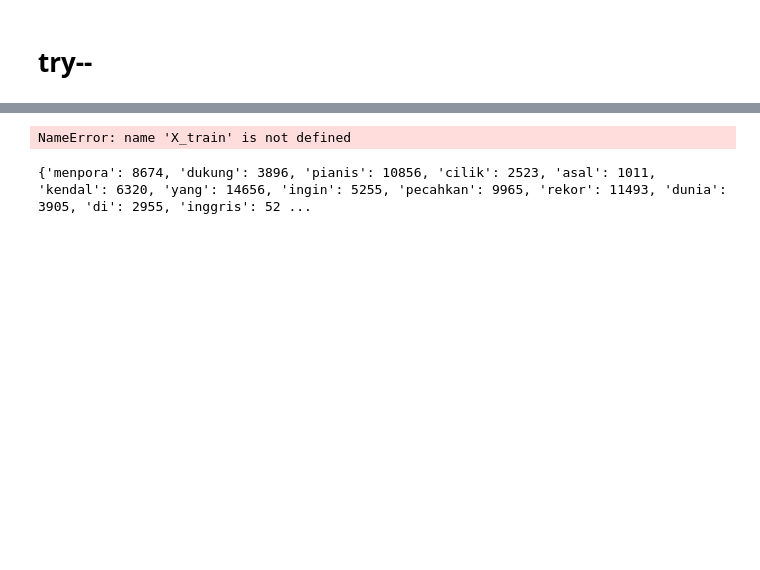
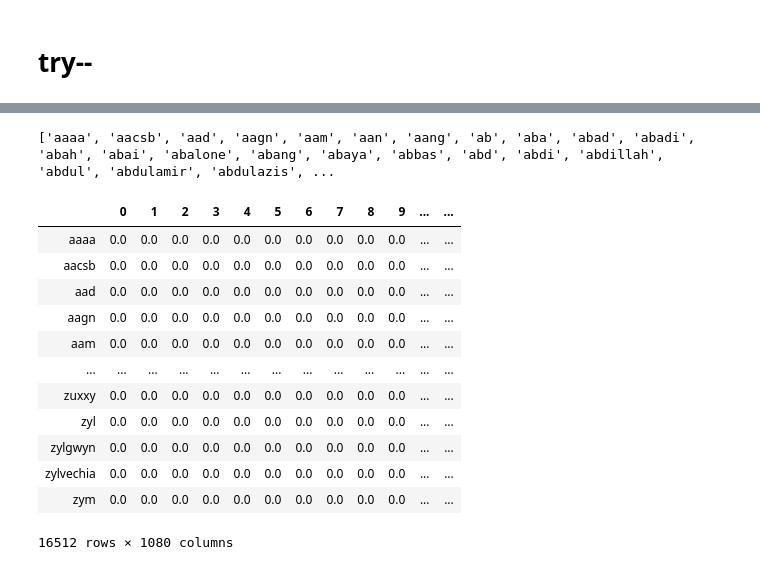
Before and after one commit to rickylukman/latihanakhir, a Jupyter notebook: Classification_TA.ipynb, the cells around one changed output, grey strips where cells are left out. Cells and saved outputs as stored; diff of their text form; code cells hidden in the pictures; blank space fills up the shorter version.

```diff
--- a/Classification_TA.ipynb
+++ b/Classification_TA.ipynb
@@ -225,9 +250,5 @@ X = vectorizer.fit_transform(X)
-# %%
-print(X_train.shape)
-# %% [output]
-NameError: name 'X_train' is not defined
 # %%
-print(vectorizer.vocabulary_)
-# print(len(vectorizer.get_feature_names()))
+X.todense()
+print(vectorizer.get_feature_names())
 # %% [output]
-{'menpora': 8674, 'dukung': 3896, 'pianis': 10856, 'cilik': 2523, 'asal': 1011, 'kendal': 6320, 'yang': 14656, 'ingin': 5255, 'pecahkan': 9965, 'rekor': 11493, 'dunia': 3905, 'di': 2955, 'inggris': 52 ...
+['aaaa', 'aacsb', 'aad', 'aagn', 'aam', 'aan', 'aang', 'ab', 'aba', 'abad', 'abadi', 'abah', 'abai', 'abalone', 'abang', 'abaya', 'abbas', 'abd', 'abdi', 'abdillah', 'abdul', 'abdulamir', 'abdulazis', ...
@@ -234,3 +257,24 @@ print(vectorizer.vocabulary_)
+# %%
+# print(vectorizer.vocabulary_)
+# print(len(vectorizer.get_feature_names()))
+df_coba = pd.DataFrame(X.todense().T,
+                      index=vectorizer.get_feature_names())
+#                       column=[f'D{i+1}' for i in range(len(corpus))])
+df_coba
+# %% [output]
+|  | 0 | 1 | 2 | 3 | 4 | 5 | 6 | 7 | 8 | 9 | ... | ... |
+| aaaa | 0.0 | 0.0 | 0.0 | 0.0 | 0.0 | 0.0 | 0.0 | 0.0 | 0.0 | 0.0 | ... | ... |
+| aacsb | 0.0 | 0.0 | 0.0 | 0.0 | 0.0 | 0.0 | 0.0 | 0.0 | 0.0 | 0.0 | ... | ... |
+| aad | 0.0 | 0.0 | 0.0 | 0.0 | 0.0 | 0.0 | 0.0 | 0.0 | 0.0 | 0.0 | ... | ... |
+| aagn | 0.0 | 0.0 | 0.0 | 0.0 | 0.0 | 0.0 | 0.0 | 0.0 | 0.0 | 0.0 | ... | ... |
+| aam | 0.0 | 0.0 | 0.0 | 0.0 | 0.0 | 0.0 | 0.0 | 0.0 | 0.0 | 0.0 | ... | ... |
+| ... | ... | ... | ... | ... | ... | ... | ... | ... | ... | ... | ... | ... |
+| zuxxy | 0.0 | 0.0 | 0.0 | 0.0 | 0.0 | 0.0 | 0.0 | 0.0 | 0.0 | 0.0 | ... | ... |
+| zyl | 0.0 | 0.0 | 0.0 | 0.0 | 0.0 | 0.0 | 0.0 | 0.0 | 0.0 | 0.0 | ... | ... |
+| zylgwyn | 0.0 | 0.0 | 0.0 | 0.0 | 0.0 | 0.0 | 0.0 | 0.0 | 0.0 | 0.0 | ... | ... |
+| zylvechia | 0.0 | 0.0 | 0.0 | 0.0 | 0.0 | 0.0 | 0.0 | 0.0 | 0.0 | 0.0 | ... | ... |
+| zym | 0.0 | 0.0 | 0.0 | 0.0 | 0.0 | 0.0 | 0.0 | 0.0 | 0.0 | 0.0 | ... | ... |
+16512 rows × 1080 columns
 # %%
 X_train, X_test, y_train, y_test = train_test_split(X, y, test_size=0.2, shuffle=True)
 # %%
```
Also changed, not shown: parts of 14 cells of this notebook, 4 other files.
